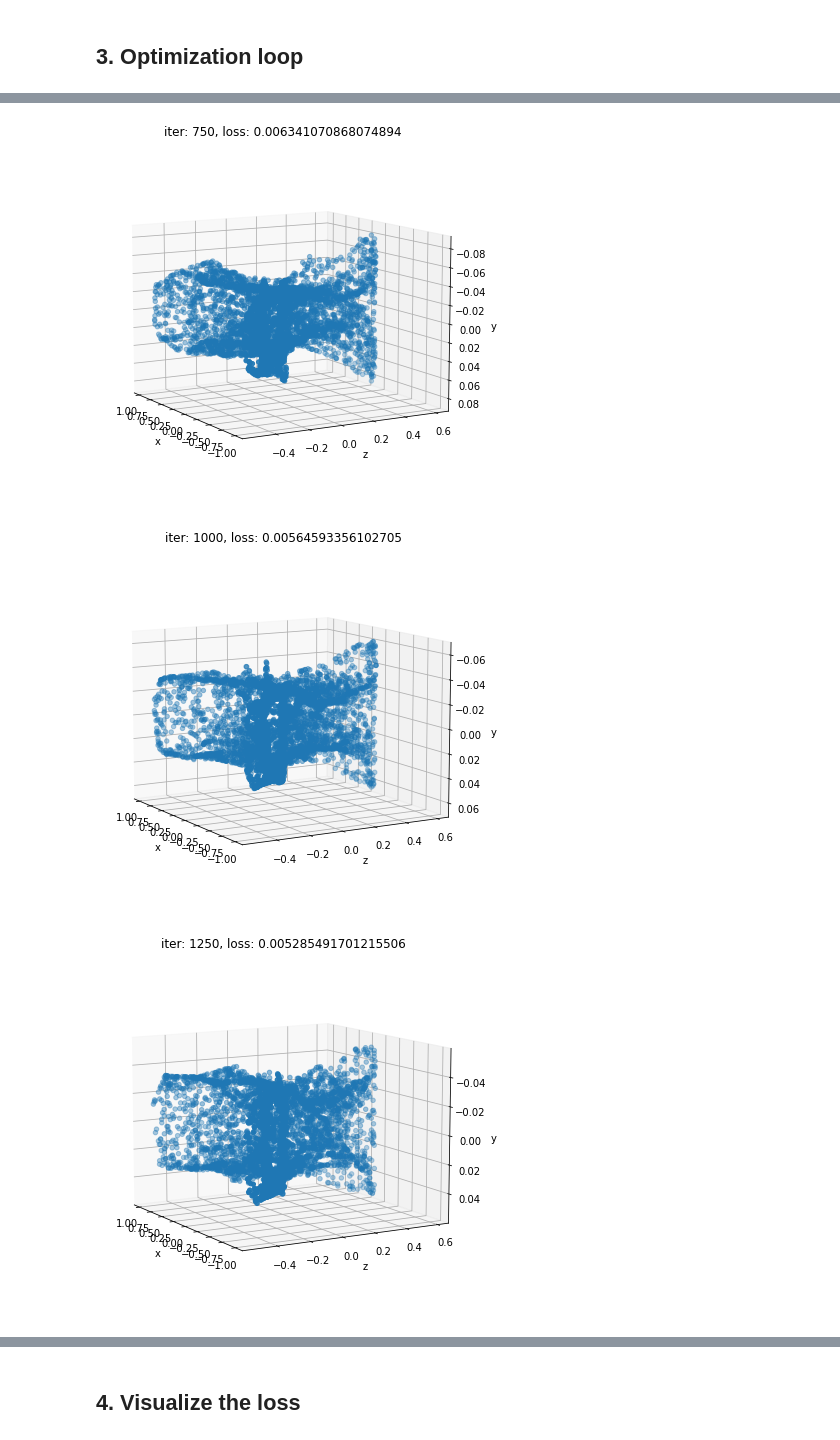
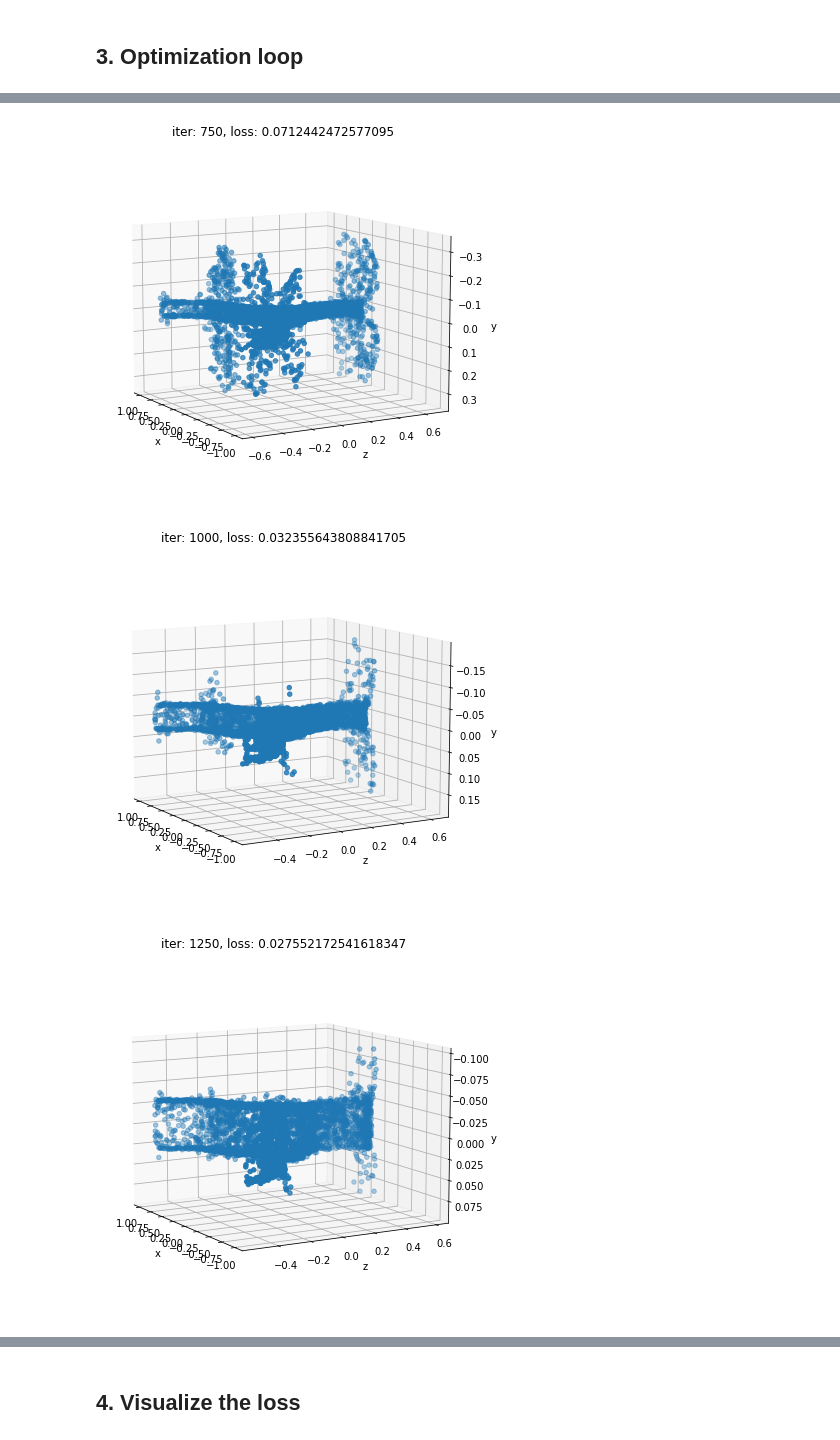
Before and after one commit to Chialiang86/3DV-course, a Jupyter notebook: PyTorch3D/deform_source_mesh_to_target_mesh/deform_source_mesh_to_target_mesh.ipynb, the cells around one changed output, grey strips where cells are left out. Drawn from its saved outputs; the diff is of its cells as text; code cells hidden in the pictures.

Commit message:
mesh, voxel, loss functions, render function done

```diff
--- a/PyTorch3D/deform_source_mesh_to_target_mesh/deform_source_mesh_to_target_mesh.ipynb
+++ b/PyTorch3D/deform_source_mesh_to_target_mesh/deform_source_mesh_to_target_mesh.ipynb
@@ -127,6 +119,6 @@ AttributeError: _evt
 # %%
 # We initialize the source shape to be a sphere of radius 1
-src_mesh = ico_sphere(4, device)
+src_mesh = ico_sphere(5, device)
 print(src_mesh.verts_list()[0].shape)
 print(src_mesh.faces_list()[0].shape)
 # %% [output]
@@ -177,17 +166,11 @@ def my_chamfer_distance(pts_src : torch.Tensor, pts_trg : torch.Tensor):
 
     assert pts_src.shape[2] == pts_trg.shape[2] and pts_src.shape[2] == 3
 
-    src = pts_src[0].detach().cpu().numpy()
-    trg = pts_trg[0].detach().cpu().numpy()
-
-    d12 = dist.cdist(src, trg, 'euclidean')
-    d12 = np.min(d12, axis=1)
-
-    d21 = dist.cdist(trg, src, 'euclidean')
-    d21 = np.min(d21, axis=1)
-
-    res = (np.mean(d12) + np.mean(d21)) / 2
-    return torch.from_numpy(np.array(res)).to(sample_src.device)
+    cdist = torch.cdist(pts_src, pts_trg) # B x M x N
+    first_term = cdist.min(dim=2)[0].mean() # B x M
+    second_term = cdist.min(dim=1)[0].mean() # B x N
+    loss_chamfer = (0.3 * first_term + 0.7 * second_term) / 4
+    return loss_chamfer
 
 sample_src = sample_points_from_meshes(src_mesh, 5000)
 sample_trg = sample_points_from_meshes(trg_mesh, 5000)
@@ -232,9 +215,7 @@ for i in loop:
     sample_src = sample_points_from_meshes(new_src_mesh, 5000)
 
     # We compare the two sets of pointclouds by computing (a) the chamfer loss
-    loss_chamfer, _ = chamfer_distance(sample_trg, sample_src)
-    # loss_my_chamfer = my_chamfer_distance(sample_trg, sample_src)
-    # print(loss_chamfer, loss_my_chamfer)
+    loss_chamfer = my_chamfer_distance(sample_trg, sample_src)
 
     # and (b) the edge length of the predicted mesh
     loss_edge = mesh_edge_loss(new_src_mesh)
@@ -271,3 +252,3 @@ for i in loop:
-[figure, old version]
+[figure, new version]
-[figure, old version]
+[figure, new version]
-[figure, old version]
+[figure, new version]
```
Also changed, not shown: parts of 6 cells of this notebook, 33 other files.
